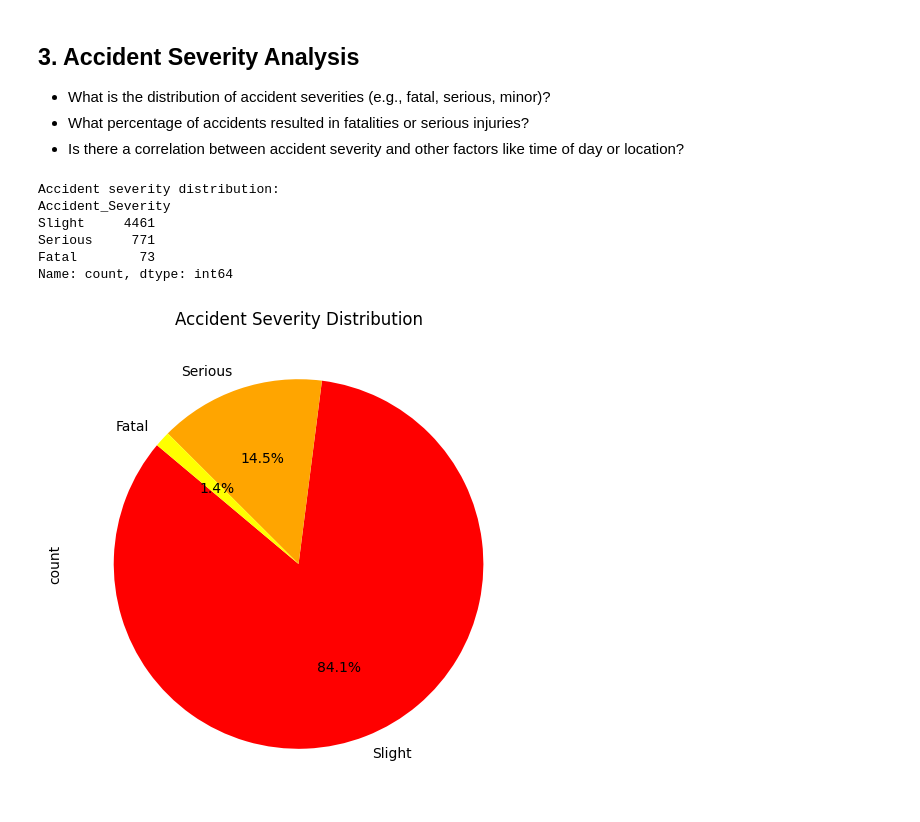
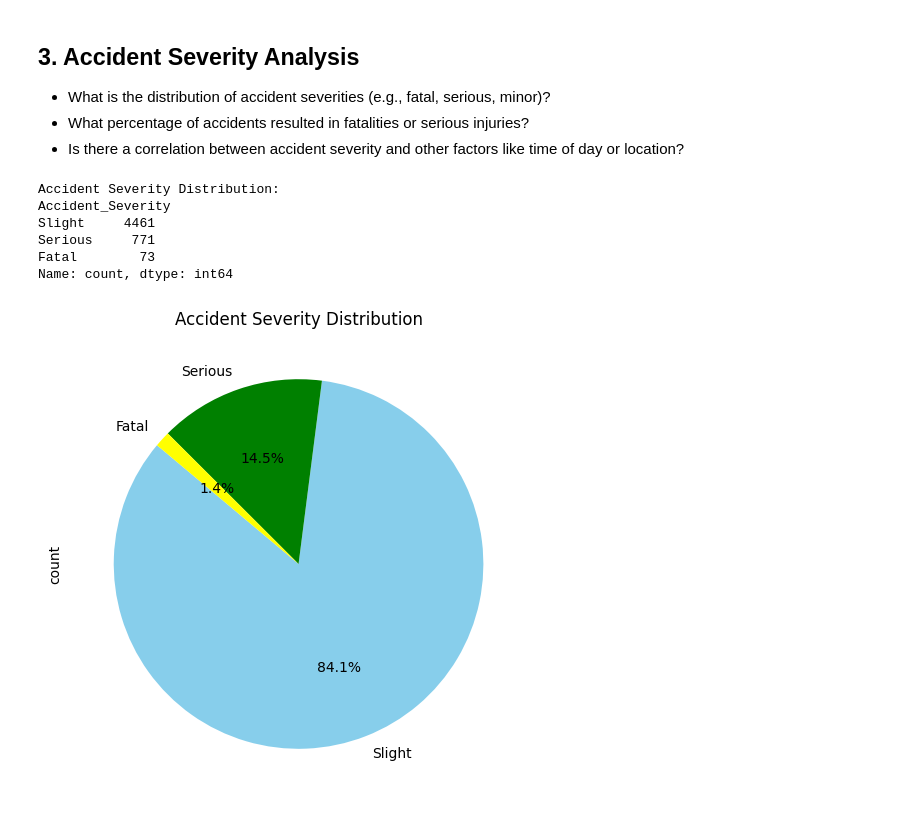
Before and after one commit to rana-desu/fds-assignments, a Jupyter notebook: road-accident.ipynb, the cells around one changed output. Cells and saved outputs as stored; diff of their text form; code cells hidden in the pictures.

```diff
--- a/road-accident.ipynb
+++ b/road-accident.ipynb
@@ -83,9 +83,9 @@ plt.show()
 - Is there a correlation between accident severity and other factors like time of day or
 location?
 # %%
-print(f"Accident severity distribution: \n{dataframe["Accident_Severity"].value_counts()}")
+print(f"Accident Severity Distribution: \n{dataframe["Accident_Severity"].value_counts()}")
 # %% [output]
-Accident severity distribution:
+Accident Severity Distribution:
 Accident_Severity
 Slight     4461
 Serious     771
@@ -93,8 +93,8 @@ Fatal        73
 Name: count, dtype: int64
 # %%
 plt.figure(figsize=(8, 6))
-dataframe["Accident_Severity"].value_counts().plot.pie(autopct='%1.1f%%', colors=['red', 'orange', 'yellow'], startangle=140)
-plt.title('Accident Severity Distribution')
+dataframe["Accident_Severity"].value_counts().plot.pie(autopct="%1.1f%%", colors=["skyblue", "green", "yellow"], startangle=140)
+plt.title("Accident Severity Distribution")
 plt.show()
 # %% [output]
-[figure, old version]
+[figure, new version]
```
Also changed, not shown: parts of 8 cells of this notebook.
